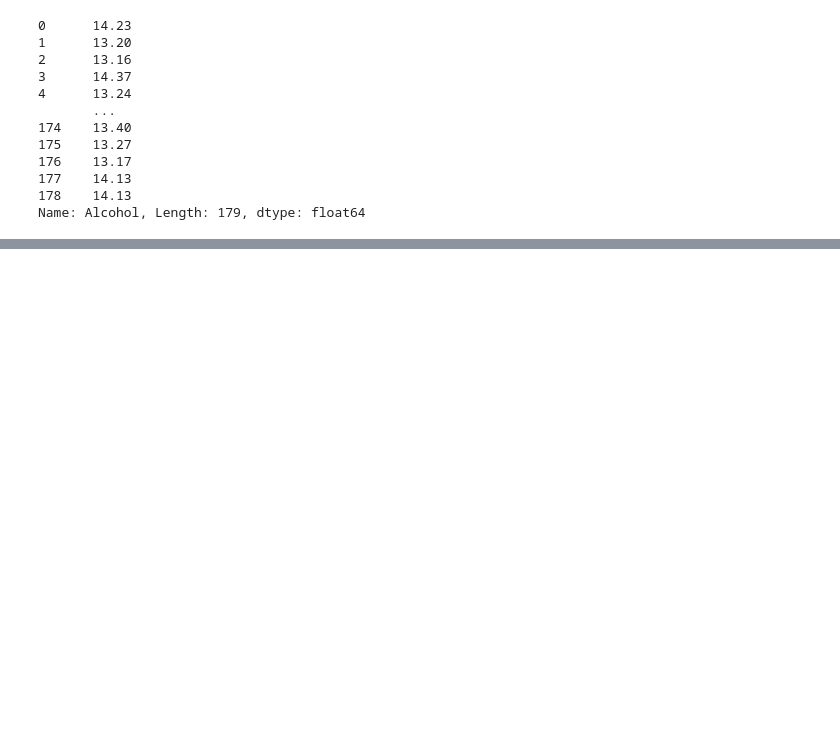
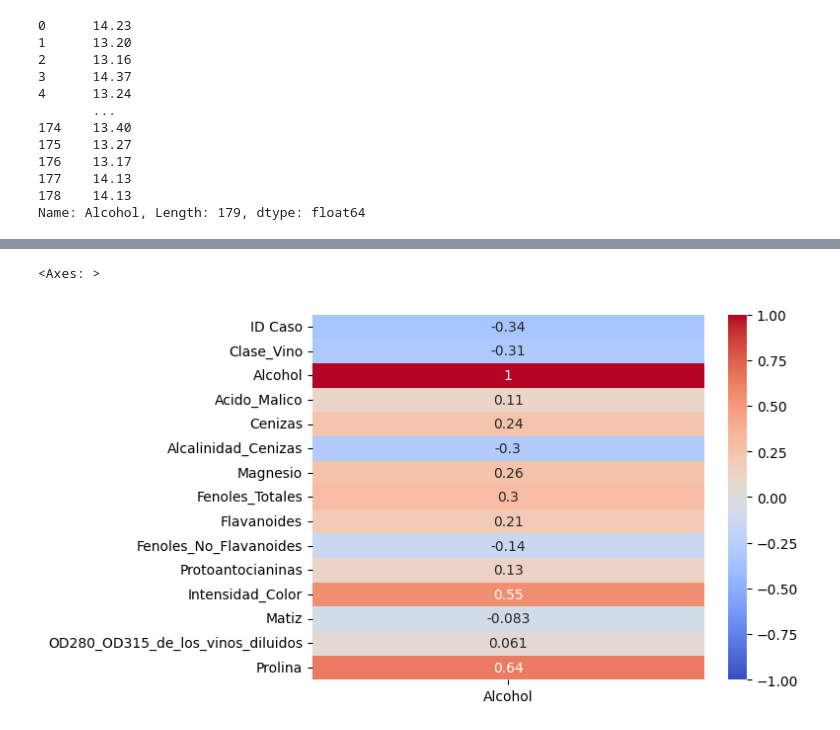
Before and after one commit to laurapinto2/TALLER_TAREA, a Jupyter notebook: TAREA.ipynb, the cells around one changed output, grey strips where cells are left out. Drawn from its saved outputs; the diff is of its cells as text; code cells hidden in the pictures; blank space fills up the shorter version.

```diff
--- a/TAREA.ipynb
+++ b/TAREA.ipynb
@@ -126,0 +200,7 @@ Name: Alcohol, Length: 179, dtype: float64
+# %%
+#Matriz de correlación individual
+correlacion=df.corr(method='pearson')
+sns.heatmap(df.corr()[["Alcohol"]],vmin=-1,vmax=1,annot=True,cmap='coolwarm')
+# %% [output]
+<Axes: >
+[figure, added]
```
Also changed, not shown: parts of 14 cells of this notebook.
